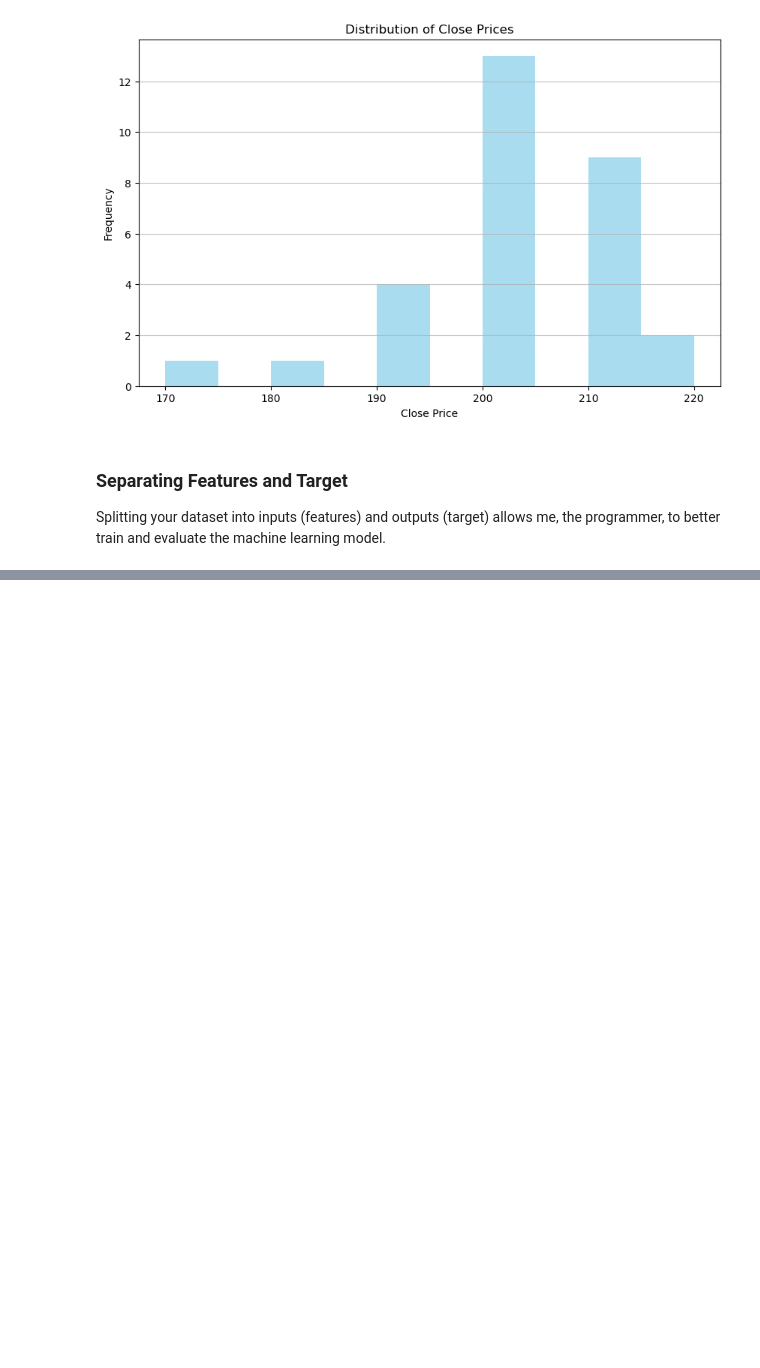
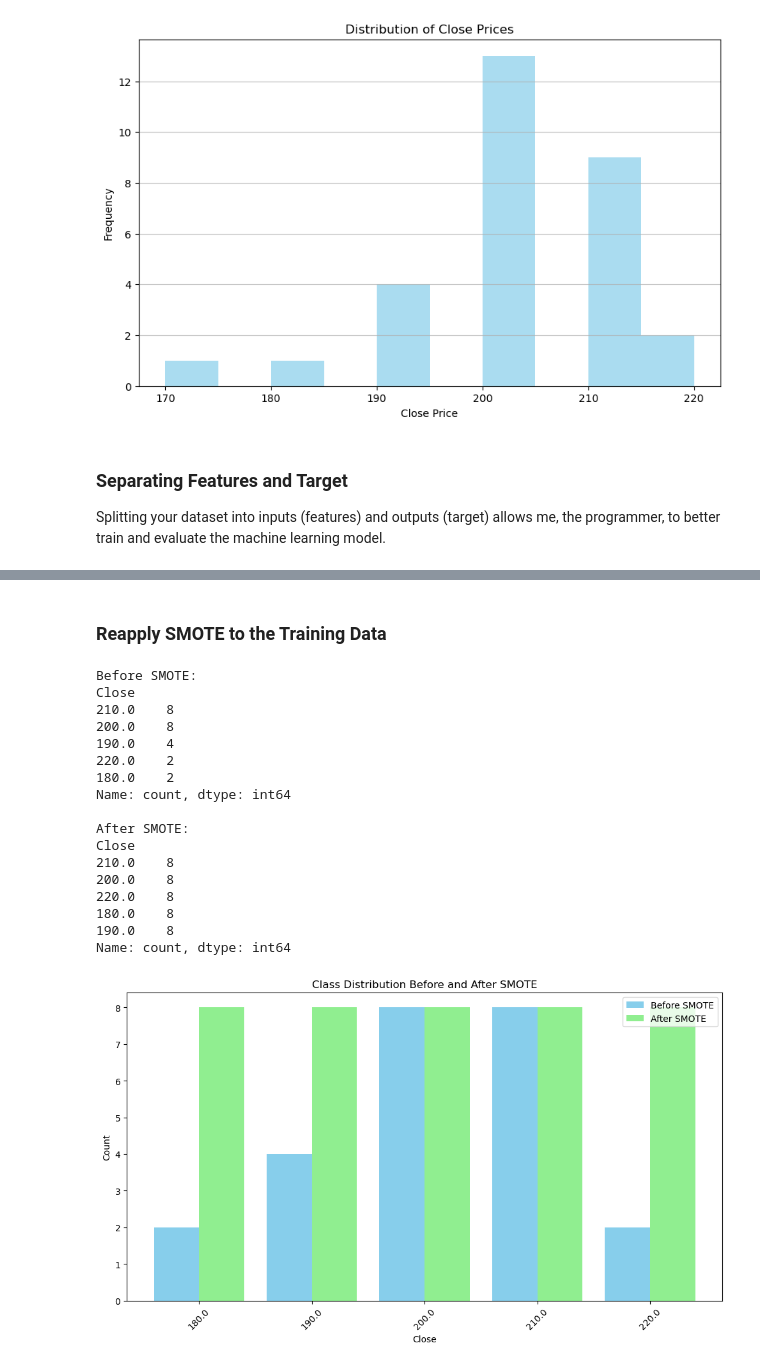
Before and after one commit to sereneplummerr/Prediciting-Stock-Prices, a Jupyter notebook: PredictingStockPrices.ipynb, the cells around one changed output, grey strips where cells are left out. Drawn from its saved outputs; the diff is of its cells as text; code cells hidden in the pictures; blank space fills up the shorter version.

Commit message:
additional info and data table

```diff
--- a/PredictingStockPrices.ipynb
+++ b/PredictingStockPrices.ipynb
@@ -161,16 +169,16 @@ Since the dataset contains no missing values, we can now proceed to examining th
 This means checking whether the target variable (or label) in your dataset is imbalanced- that is, whether one class occurs far more often than another. This can affect model performance and may even contribute to **overfitting** if not handled properly.
 # %%
 #Round Close prices
-stock_data['Rounded_Close'] = (stock_data['Close'] / 10).round() * 10 #round to nearest 10
+stock_data['Close'] = (stock_data['Close'] / 10).round() * 10 #round to nearest 10
 
 #Class Counts in the 'Close' column
-class_counts = stock_data['Rounded_Close'].value_counts().sort_index()
-print("\nClass Distribution in 'Rounded_Close' column:")
+class_counts = stock_data['Close'].value_counts().sort_index()
+print("\nClass Distribution in 'Close' column:")
 print(class_counts)
 
 # Visualize the distribution of the 'Close' column
 plt.figure(figsize=(10, 6))
-plt.hist(stock_data['Rounded_Close'], bins=10, color='skyblue', alpha=0.7)
+plt.hist(stock_data['Close'], bins=10, color='skyblue', alpha=0.7)
 plt.xlabel('Close Price') #Set x-axis label
 plt.ylabel('Frequency') #Set y-axis label
 plt.grid(axis='y', alpha=0.75) # Add grid lines to y-axis add clarity
@@ -192,8 +200,8 @@ Name: count, dtype: int64
 
 Splitting your dataset into inputs (features) and outputs (target) allows me, the programmer, to better train and evaluate the machine learning model.
 # %%
-x = stock_data.drop(['Close', 'Date', 'Rounded_Close'], axis=1)
-y = stock_data['Rounded_Close']
+x = stock_data.drop(['Close', 'Date', 'Close'], axis=1)
+y = stock_data['Close']
 
 x_train, x_test, y_train, y_test = train_test_split(x, y, test_size=0.2, random_state=42)
 print(y.value_counts())
@@ -247,0 +259,3 @@ Some classes have only one sample, skipping SMOTE.
+# %%
+y_train = y_train.replace({170.0: 180.0})
+print(y_train.value_counts())
@@ -247,0 +270,52 @@ Some classes have only one sample, skipping SMOTE.
+# %% [markdown]
+### Reapply SMOTE to the Training Data
+# %%
+
+
+# Apply SMOTE
+smote = SMOTE(random_state=42, k_neighbors=1)
+x_train_smote, y_train_smote = smote.fit_resample(x_train_scaled, y_train)
+
+# Print class distributions
+print("Before SMOTE:")
+print(y_train.value_counts())
+print("\nAfter SMOTE:")
+print(y_train_smote.value_counts())
+
+# Plot distributions
+classes = sorted(set(y_train) | set(y_train_smote))
+x = np.arange(len(classes))  # x locations for the bars
+
+counts_before = y_train.value_counts().reindex(classes, fill_value=0)
+counts_after = y_train_smote.value_counts().reindex(classes, fill_value=0)
+
+plt.figure(figsize=(10, 6))
+plt.bar(x - 0.2, counts_before, width=0.4, label='Before SMOTE', color='skyblue')
+plt.bar(x + 0.2, counts_after, width=0.4, label='After SMOTE', color='lightgreen')
+
+plt.xlabel('Close')
+plt.ylabel('Count')
+plt.title('Class Distribution Before and After SMOTE')
+plt.xticks(x, classes, rotation=45)
+plt.legend()
+plt.tight_layout()
+plt.show()
+# %% [output]
+Before SMOTE:
+Close
+210.0    8
+200.0    8
+190.0    4
+220.0    2
+180.0    2
+Name: count, dtype: int64
+
+After SMOTE:
+Close
+210.0    8
+200.0    8
+220.0    8
+180.0    8
+190.0    8
+Name: count, dtype: int64
+[figure, added]
```
Also changed, not shown: parts of 9 cells of this notebook.
